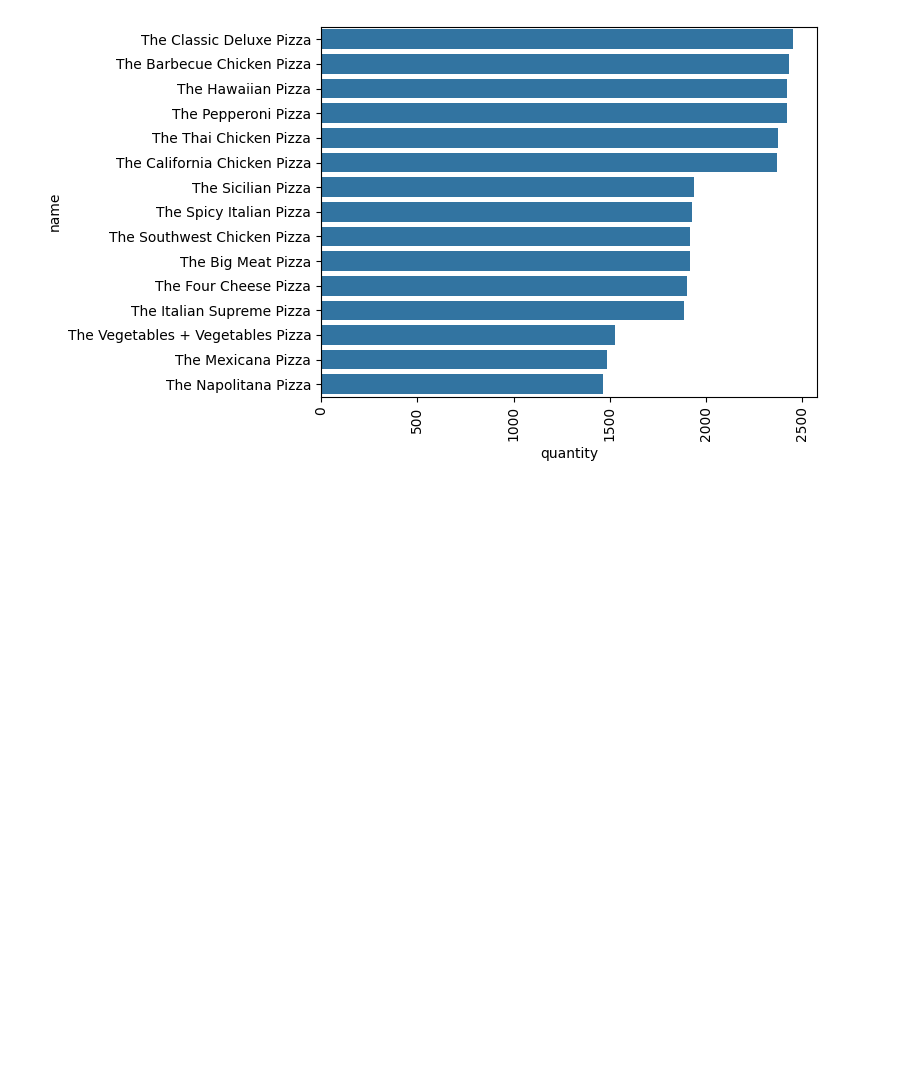
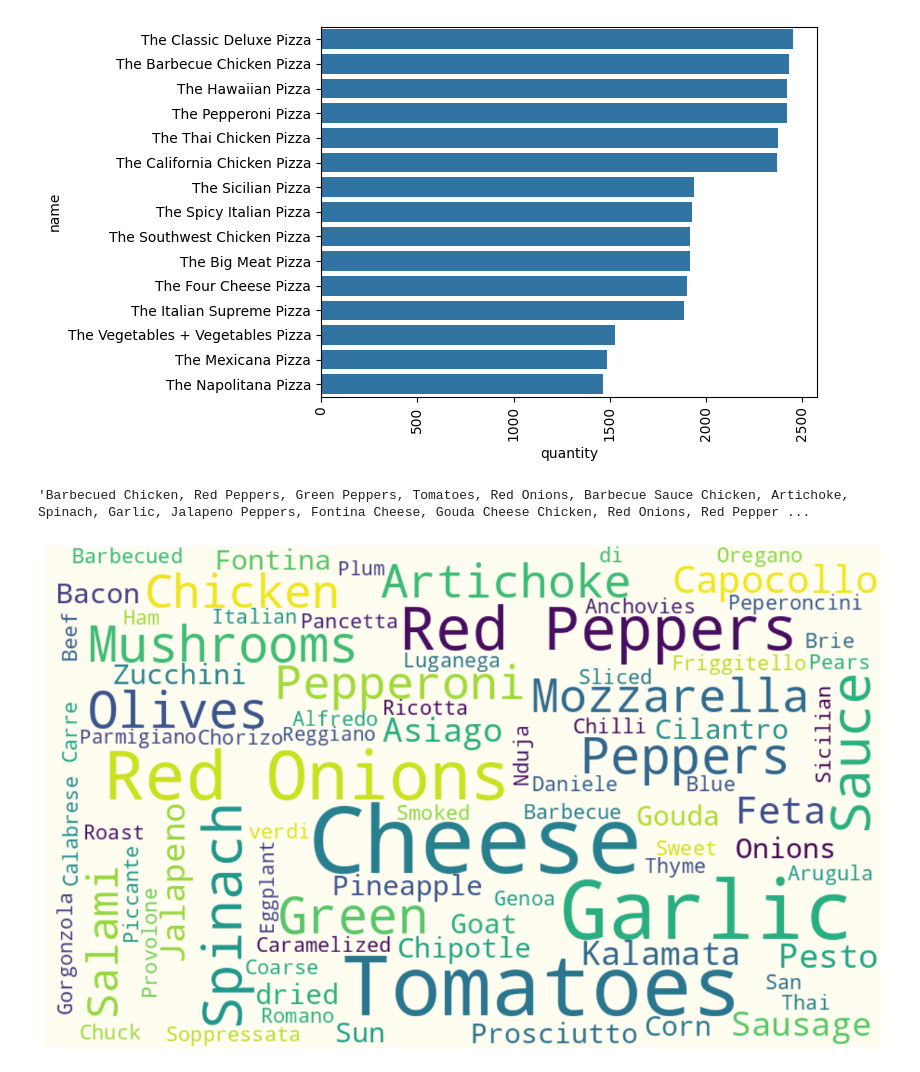
Before and after one commit to AnnLivio/Pizza_sales_report, a Jupyter notebook: Pizza_sales.ipynb, the cells around one changed output. Cells and saved outputs as stored; diff of their text form; code cells hidden in the pictures; blank space fills up the shorter version.

```diff
--- a/Pizza_sales.ipynb
+++ b/Pizza_sales.ipynb
@@ -261,0 +269,15 @@ plt.show()
+# %%
+ingredients = ' '.join(word for word in pizza_types['ingredients'].astype(str))
+ingredients
+# %% [output]
+'Barbecued Chicken, Red Peppers, Green Peppers, Tomatoes, Red Onions, Barbecue Sauce Chicken, Artichoke, Spinach, Garlic, Jalapeno Peppers, Fontina Cheese, Gouda Cheese Chicken, Red Onions, Red Pepper ...
+# %%
+# Create a WordCloud object #f4e194ff
+wordcloud = WordCloud(height = 540, width =900, max_font_size = 100, background_color='#fffcf0', colormap='viridis_r')
+
+plt.figure(figsize = (15,12))
+plt.imshow(wordcloud.generate(ingredients), interpolation='bilinear')
+plt.axis('off')
+plt.show()
+# %% [output]
+[figure, added]
```
Also changed, not shown: parts of 3 cells of this notebook.
